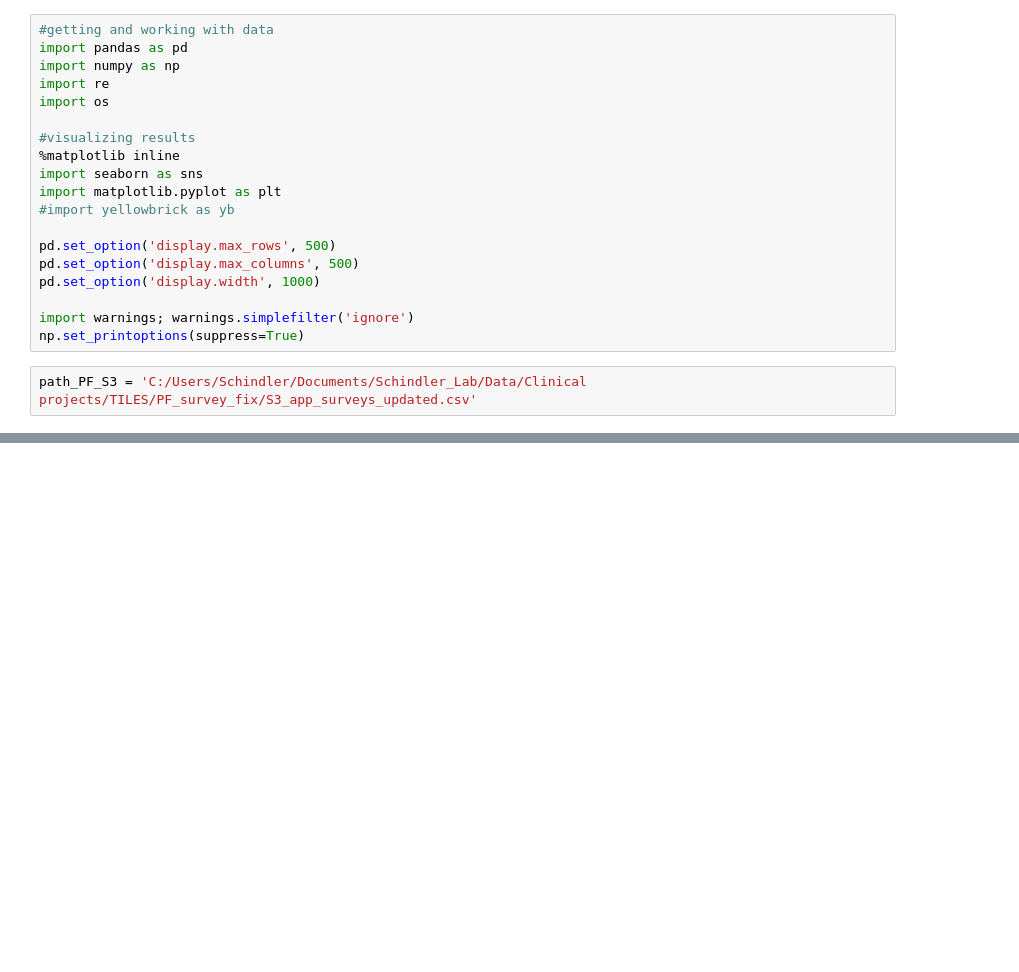
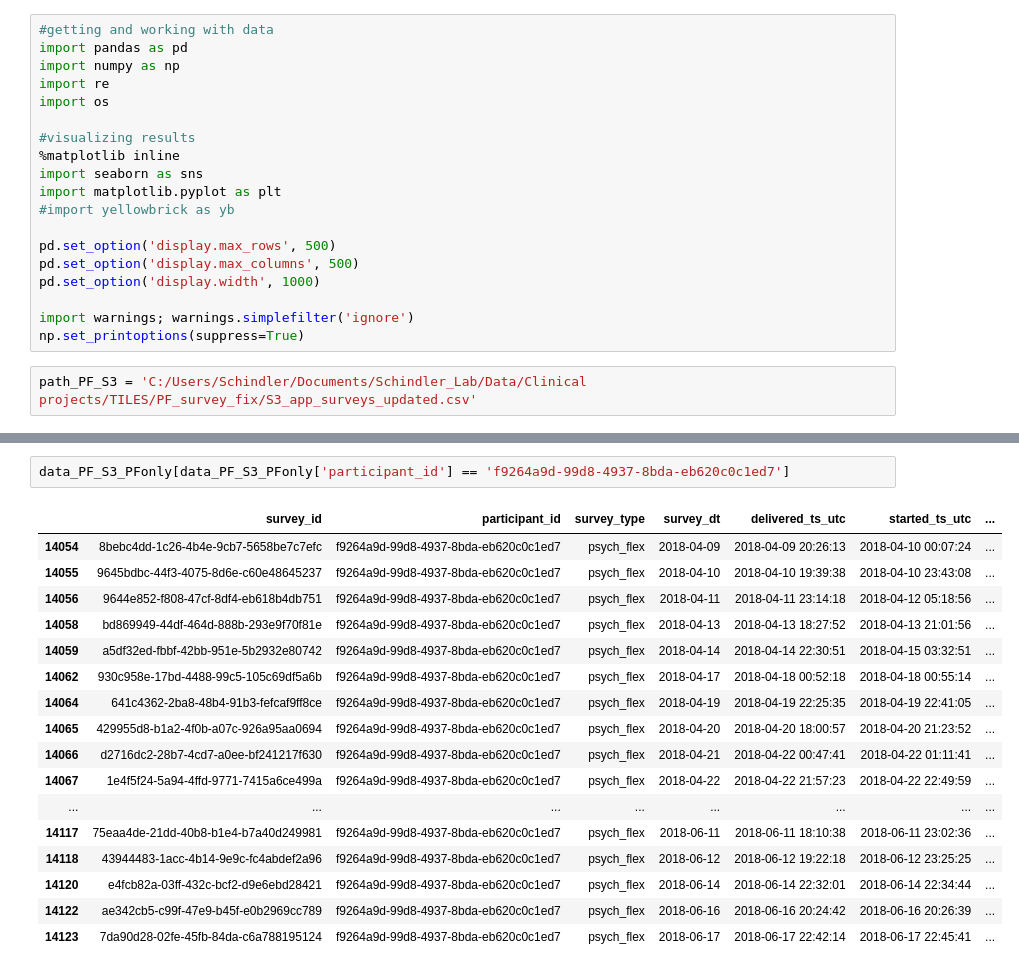
Before and after one commit to grace3999/TILES, a Jupyter notebook: TILES_PF_survey_prepro.ipynb, the cells around one changed output, grey strips where cells are left out. Saved outputs shown, nothing was run; the diff lists cells and outputs as text; blank space fills up the shorter version.

```diff
--- a/TILES_PF_survey_prepro.ipynb
+++ b/TILES_PF_survey_prepro.ipynb
@@ -61,0 +146,20 @@ print(data_PF_S3_PFonly.shape)
+# %%
+data_PF_S3_PFonly[data_PF_S3_PFonly['participant_id'] == 'f9264a9d-99d8-4937-8bda-eb620c0c1ed7']
+# %% [output]
+|  | survey_id | participant_id | survey_type | survey_dt | delivered_ts_utc | started_ts_utc | ... |
+| 14054 | 8bebc4dd-1c26-4b4e-9cb7-5658be7c7efc | f9264a9d-99d8-4937-8bda-eb620c0c1ed7 | psych_flex | 2018-04-09 | 2018-04-09 20:26:13 | 2018-04-10 00:07:24 | ... |
+| 14055 | 9645bdbc-44f3-4075-8d6e-c60e48645237 | f9264a9d-99d8-4937-8bda-eb620c0c1ed7 | psych_flex | 2018-04-10 | 2018-04-10 19:39:38 | 2018-04-10 23:43:08 | ... |
+| 14056 | 9644e852-f808-47cf-8df4-eb618b4db751 | f9264a9d-99d8-4937-8bda-eb620c0c1ed7 | psych_flex | 2018-04-11 | 2018-04-11 23:14:18 | 2018-04-12 05:18:56 | ... |
+| 14058 | bd869949-44df-464d-888b-293e9f70f81e | f9264a9d-99d8-4937-8bda-eb620c0c1ed7 | psych_flex | 2018-04-13 | 2018-04-13 18:27:52 | 2018-04-13 21:01:56 | ... |
+| 14059 | a5df32ed-fbbf-42bb-951e-5b2932e80742 | f9264a9d-99d8-4937-8bda-eb620c0c1ed7 | psych_flex | 2018-04-14 | 2018-04-14 22:30:51 | 2018-04-15 03:32:51 | ... |
+| 14062 | 930c958e-17bd-4488-99c5-105c69df5a6b | f9264a9d-99d8-4937-8bda-eb620c0c1ed7 | psych_flex | 2018-04-17 | 2018-04-18 00:52:18 | 2018-04-18 00:55:14 | ... |
+| 14064 | 641c4362-2ba8-48b4-91b3-fefcaf9ff8ce | f9264a9d-99d8-4937-8bda-eb620c0c1ed7 | psych_flex | 2018-04-19 | 2018-04-19 22:25:35 | 2018-04-19 22:41:05 | ... |
+| 14065 | 429955d8-b1a2-4f0b-a07c-926a95aa0694 | f9264a9d-99d8-4937-8bda-eb620c0c1ed7 | psych_flex | 2018-04-20 | 2018-04-20 18:00:57 | 2018-04-20 21:23:52 | ... |
+| 14066 | d2716dc2-28b7-4cd7-a0ee-bf241217f630 | f9264a9d-99d8-4937-8bda-eb620c0c1ed7 | psych_flex | 2018-04-21 | 2018-04-22 00:47:41 | 2018-04-22 01:11:41 | ... |
+| 14067 | 1e4f5f24-5a94-4ffd-9771-7415a6ce499a | f9264a9d-99d8-4937-8bda-eb620c0c1ed7 | psych_flex | 2018-04-22 | 2018-04-22 21:57:23 | 2018-04-22 22:49:59 | ... |
+| ... | ... | ... | ... | ... | ... | ... | ... |
+| 14117 | 75eaa4de-21dd-40b8-b1e4-b7a40d249981 | f9264a9d-99d8-4937-8bda-eb620c0c1ed7 | psych_flex | 2018-06-11 | 2018-06-11 18:10:38 | 2018-06-11 23:02:36 | ... |
+| 14118 | 43944483-1acc-4b14-9e9c-fc4abdef2a96 | f9264a9d-99d8-4937-8bda-eb620c0c1ed7 | psych_flex | 2018-06-12 | 2018-06-12 19:22:18 | 2018-06-12 23:25:25 | ... |
+| 14120 | e4fcb82a-03ff-432c-bcf2-d9e6ebd28421 | f9264a9d-99d8-4937-8bda-eb620c0c1ed7 | psych_flex | 2018-06-14 | 2018-06-14 22:32:01 | 2018-06-14 22:34:44 | ... |
+| 14122 | ae342cb5-c99f-47e9-b45f-e0b2969cc789 | f9264a9d-99d8-4937-8bda-eb620c0c1ed7 | psych_flex | 2018-06-16 | 2018-06-16 20:24:42 | 2018-06-16 20:26:39 | ... |
+| 14123 | 7da90d28-02fe-45fb-84da-c6a788195124 | f9264a9d-99d8-4937-8bda-eb620c0c1ed7 | psych_flex | 2018-06-17 | 2018-06-17 22:42:14 | 2018-06-17 22:45:41 | ... |
```
Also changed, not shown: parts of 9 cells of this notebook, 1 other file.
